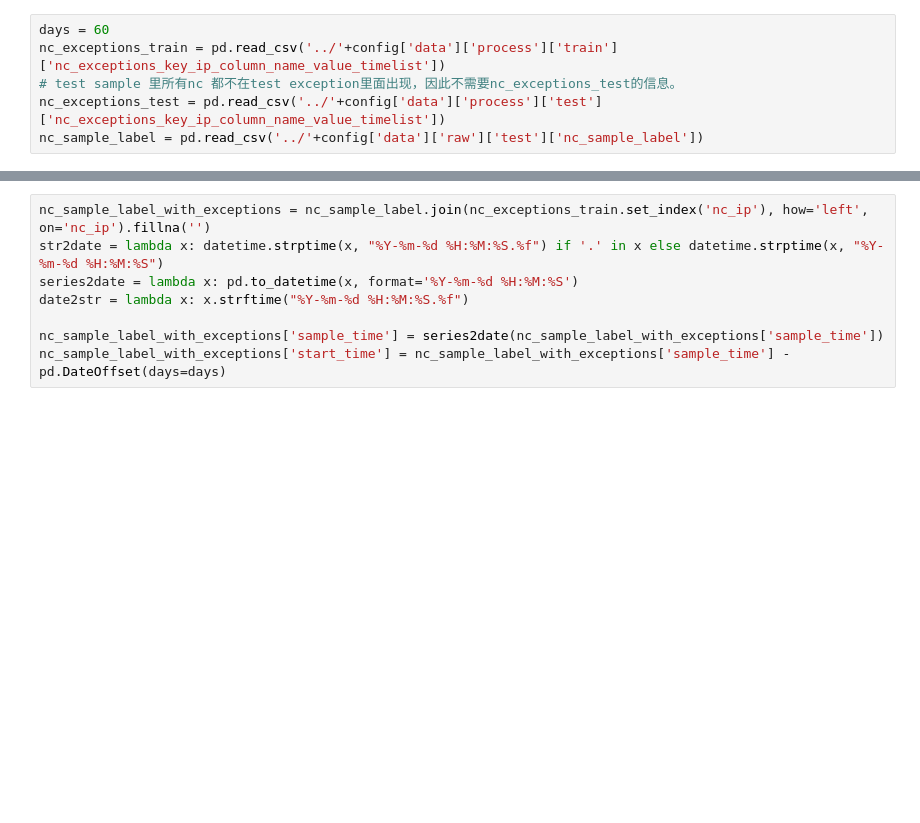
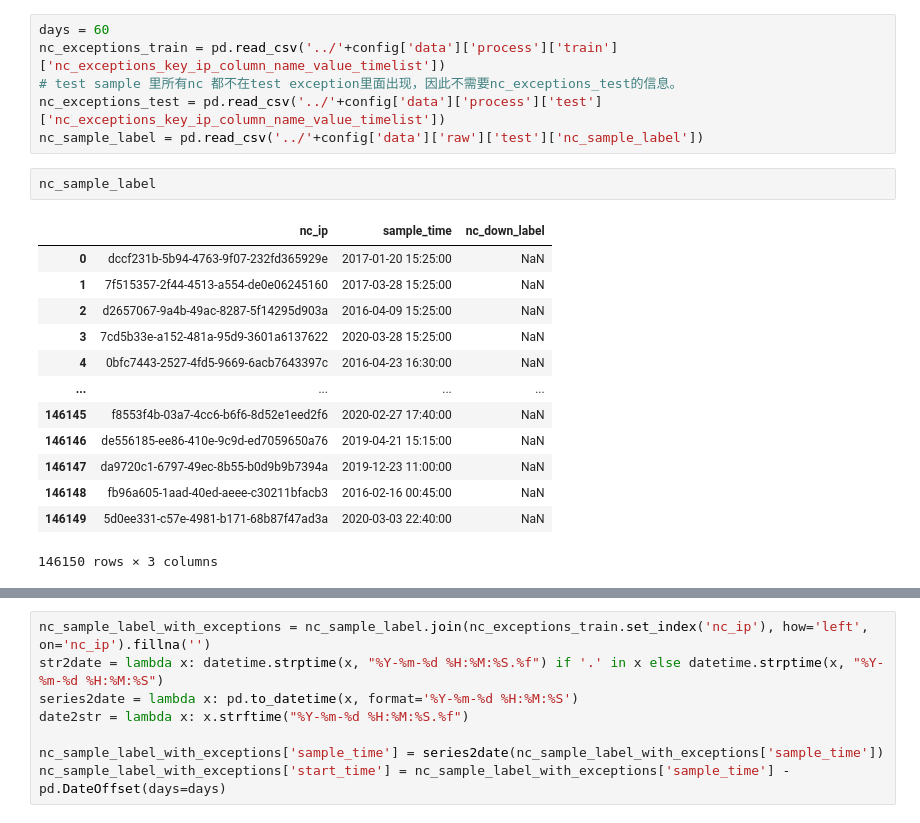
Before and after one commit to xingyuz233/ECSMPF, a Jupyter notebook: pre/features_n_exceptions.ipynb, the cells around one changed output, grey strips where cells are left out. Cells and saved outputs as stored; diff of their text form; blank space fills up the shorter version.

```diff
--- a/pre/features_n_exceptions.ipynb
+++ b/pre/features_n_exceptions.ipynb
@@ -18,3 +18,19 @@ nc_exceptions_train = pd.read_csv('../'+config['data']['process']['train']['nc_e
 # test sample 里所有nc 都不在test exception里面出现，因此不需要nc_exceptions_test的信息。
 nc_exceptions_test = pd.read_csv('../'+config['data']['process']['test']['nc_exceptions_key_ip_column_name_value_timelist'])
 nc_sample_label = pd.read_csv('../'+config['data']['raw']['test']['nc_sample_label'])
+# %%
+nc_sample_label
+# %% [output]
+|  | nc_ip | sample_time | nc_down_label |
+| 0 | dccf231b-5b94-4763-9f07-232fd365929e | 2017-01-20 15:25:00 | NaN |
+| 1 | 7f515357-2f44-4513-a554-de0e06245160 | 2017-03-28 15:25:00 | NaN |
+| 2 | d2657067-9a4b-49ac-8287-5f14295d903a | 2016-04-09 15:25:00 | NaN |
+| 3 | 7cd5b33e-a152-481a-95d9-3601a6137622 | 2020-03-28 15:25:00 | NaN |
+| 4 | 0bfc7443-2527-4fd5-9669-6acb7643397c | 2016-04-23 16:30:00 | NaN |
+| ... | ... | ... | ... |
+| 146145 | f8553f4b-03a7-4cc6-b6f6-8d52e1eed2f6 | 2020-02-27 17:40:00 | NaN |
+| 146146 | de556185-ee86-410e-9c9d-ed7059650a76 | 2019-04-21 15:15:00 | NaN |
+| 146147 | da9720c1-6797-49ec-8b55-b0d9b9b7394a | 2019-12-23 11:00:00 | NaN |
+| 146148 | fb96a605-1aad-40ed-aeee-c30211bfacb3 | 2016-02-16 00:45:00 | NaN |
+| 146149 | 5d0ee331-c57e-4981-b171-68b87f47ad3a | 2020-03-03 22:40:00 | NaN |
+146150 rows × 3 columns
```
Also changed, not shown: parts of 3 cells of this notebook, 10 other files.
